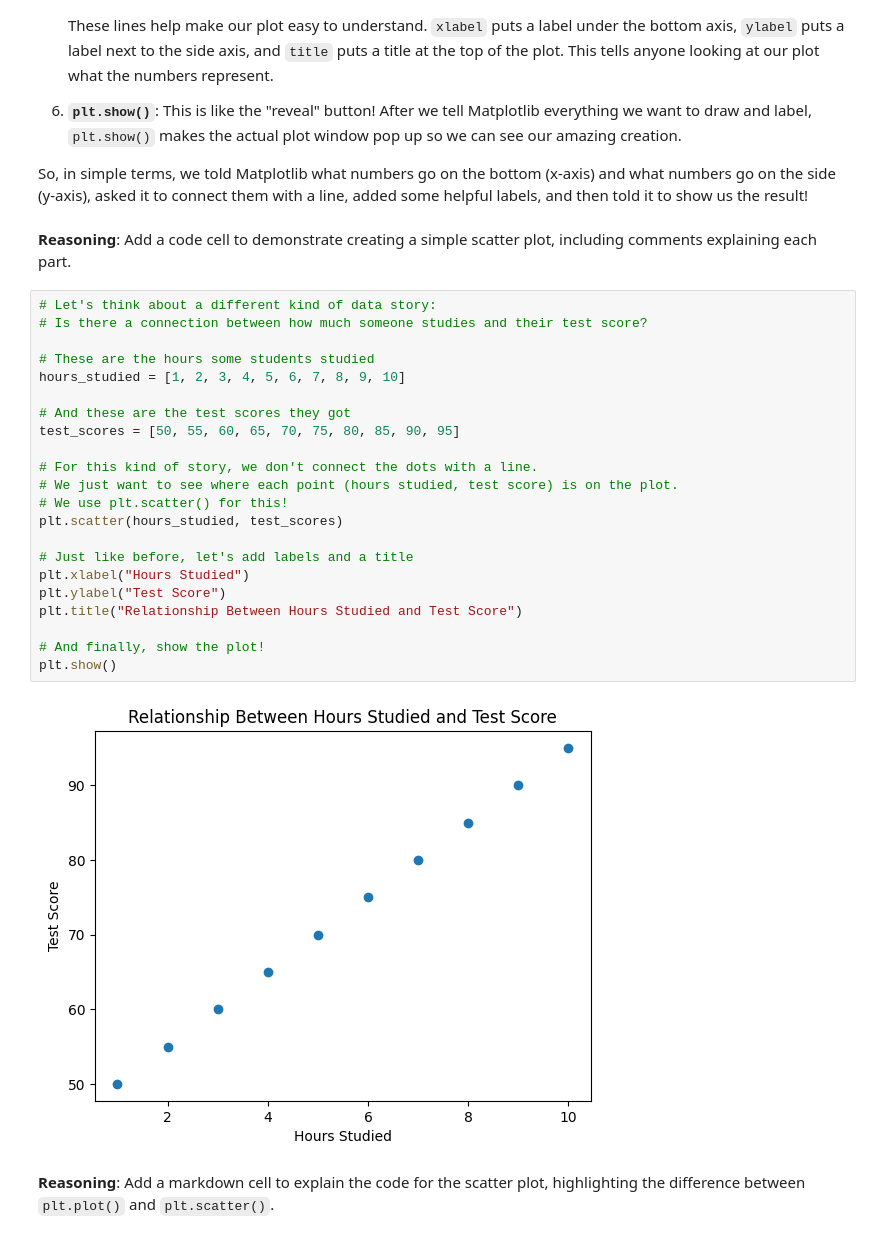
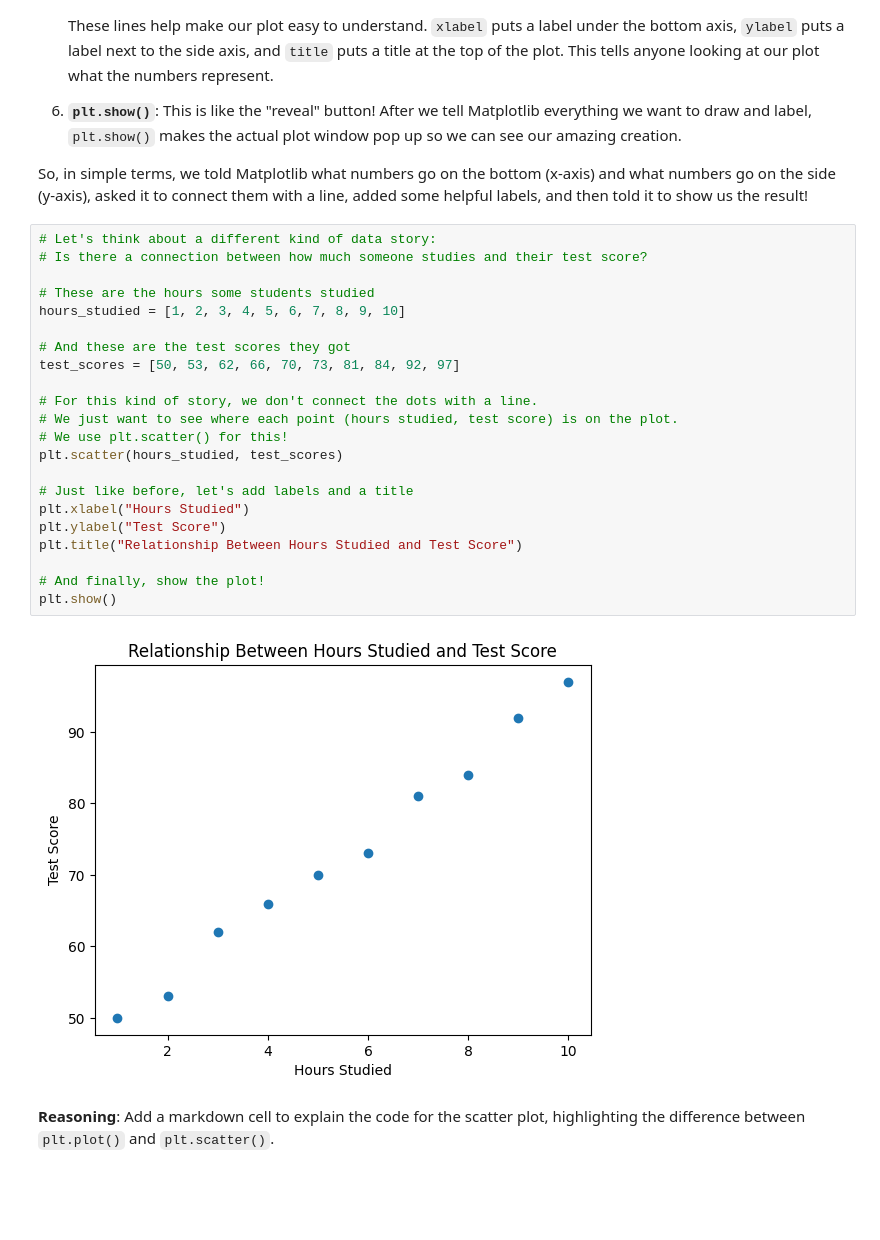
Before and after one commit to JulTob/Python, a Jupyter notebook: PyPlot.ipynb, the cells around one changed output. Saved outputs shown, nothing was run; the diff lists cells and outputs as text; blank space fills up the shorter version.

```diff
--- a/PyPlot.ipynb
+++ b/PyPlot.ipynb
@@ -91,33 +91,30 @@ Alright, let's break down the code we just used to create our plant growth line
 6.  **`plt.show()`**: This is like the "reveal" button! After we tell Matplotlib everything we want to draw and label, `plt.show()` makes the actual plot window pop up so we can see our amazing creation.
 
 So, in simple terms, we told Matplotlib what numbers go on the bottom (x-axis) and what numbers go on the side (y-axis), asked it to connect them with a line, added some helpful labels, and then told it to show us the result!
-# %% [markdown]
-**Reasoning**:
-Add a code cell to demonstrate creating a simple scatter plot, including comments explaining each part.
 # %%
 # Let's think about a different kind of data story:
 # Is there a connection between how much someone studies and their test score?
 
 # These are the hours some students studied
 hours_studied = [1, 2, 3, 4, 5, 6, 7, 8, 9, 10]
 
 # And these are the test scores they got
-test_scores = [50, 55, 60, 65, 70, 75, 80, 85, 90, 95]
+test_scores = [50, 53, 62, 66, 70, 73, 81, 84, 92, 97]
 
 # For this kind of story, we don't connect the dots with a line.
 # We just want to see where each point (hours studied, test score) is on the plot.
 # We use plt.scatter() for this!
 plt.scatter(hours_studied, test_scores)
 
 # Just like before, let's add labels and a title
 plt.xlabel("Hours Studied")
 plt.ylabel("Test Score")
 plt.title("Relationship Between Hours Studied and Test Score")
 
 # And finally, show the plot!
 plt.show()
 # %% [output]
-[figure, old version]
+[figure, new version]
 # %% [markdown]
 **Reasoning**:
 Add a markdown cell to explain the code for the scatter plot, highlighting the difference between `plt.plot()` and `plt.scatter()`.
```
Also changed, not shown: parts of 24 cells of this notebook.
